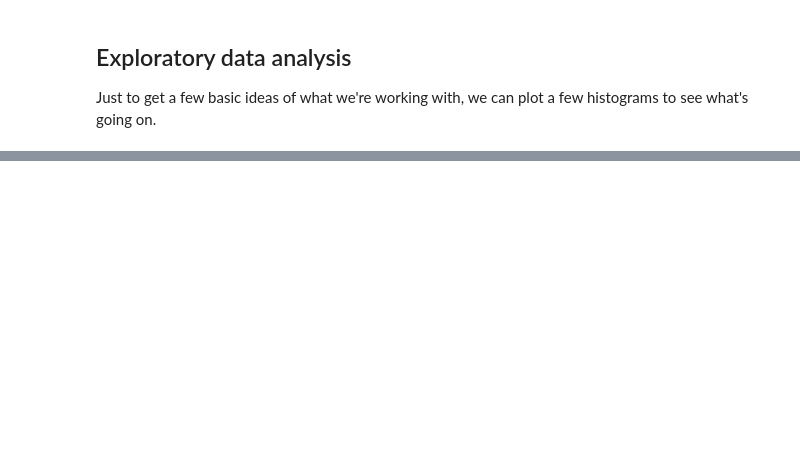
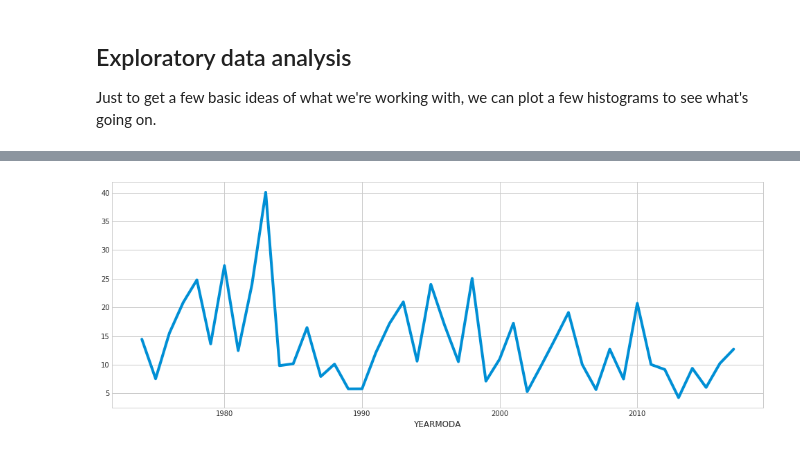
Before and after one commit to cottenplant/predicting-coastal-fog, a Jupyter notebook: june-gloom-analysis.ipynb, the cells around one changed output, grey strips where cells are left out. Saved outputs shown, nothing was run; the diff lists cells and outputs as text; code cells hidden in the pictures; blank space fills up the shorter version.

Commit message:
resampled time-series analysis

```diff
--- a/june-gloom-analysis.ipynb
+++ b/june-gloom-analysis.ipynb
@@ -116,0 +101,6 @@ dtype: int64
+# %%
+y = df_lax['1974':'2017']['PRCP'].resample('A').sum()
+y.plot(figsize=(15, 6))
+plt.show()
+# %% [output]
+[figure, added]
```
Also changed, not shown: parts of 17 cells of this notebook.
